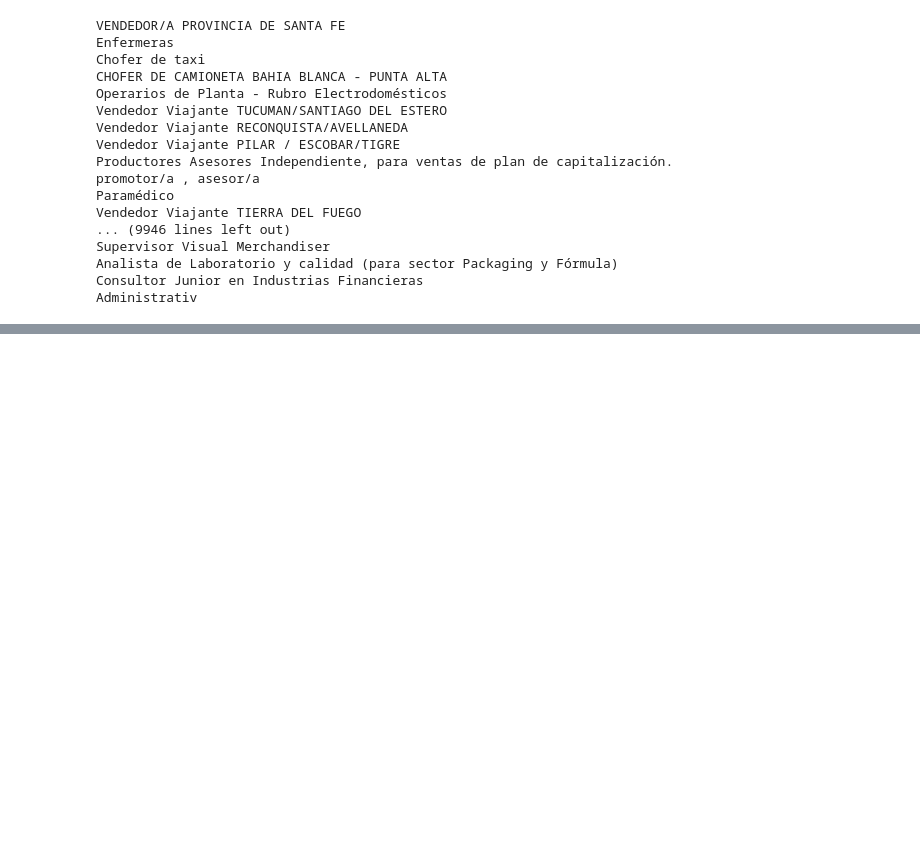
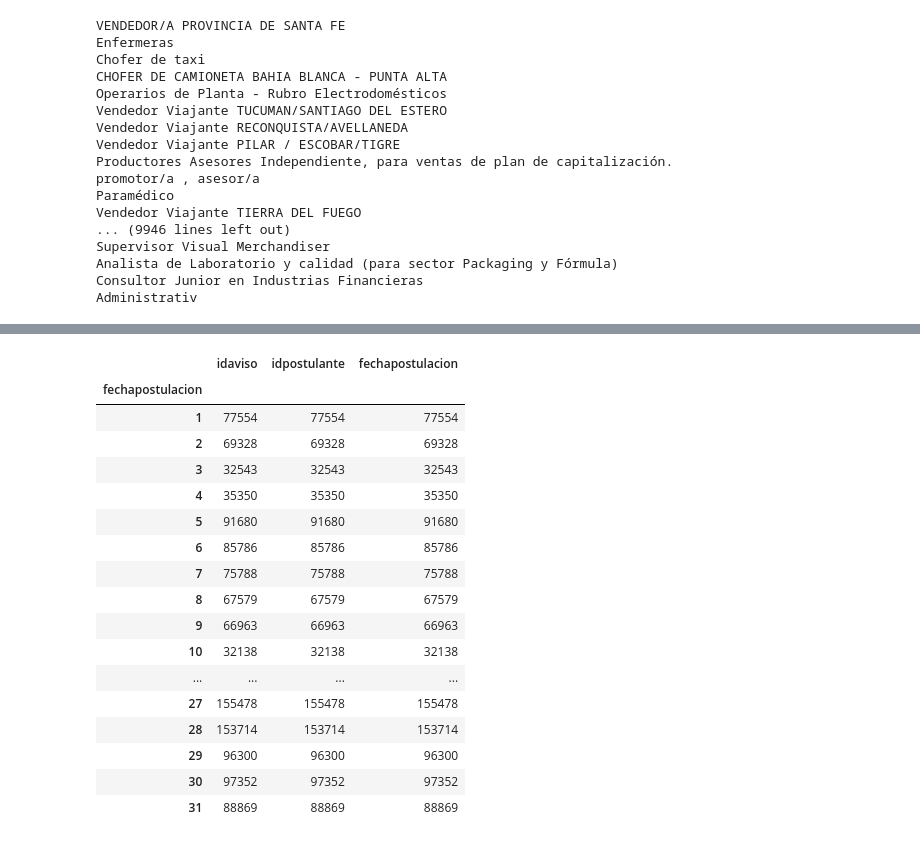
Before and after one commit to BrigliaAn/TP1-AnalisisExploratorio-ZonaJobs, a Jupyter notebook: AnalisisExploratorioTP1.ipynb, the cells around one changed output, grey strips where cells are left out. Saved outputs shown, nothing was run; the diff lists cells and outputs as text; code cells hidden in the pictures; blank space fills up the shorter version.

```diff
--- a/AnalisisExploratorioTP1.ipynb
+++ b/AnalisisExploratorioTP1.ipynb
@@ -94,0 +227,8 @@ Administrativ
+# %%
+#distribucion de postulaciones por tiempo, mes, semana, etc
+postulaciones['fechapostulacion'] = pd.to_datetime(postulaciones['fechapostulacion'])
+print(postulaciones['fechapostulacion'].max())
+print(postulaciones['fechapostulacion'].min())
+visitas['timestamp'] = pd.to_datetime(visitas['timestamp'])
+print(visitas['timestamp'].max())
+print(visitas['timestamp'].min())
@@ -94,0 +243,21 @@ Administrativ
+# %%
+postulaciones.groupby(postulaciones['fechapostulacion'].dt.day).count()
+# %% [output]
+|  | idaviso | idpostulante | fechapostulacion |
+| fechapostulacion |  |  |  |
+| 1 | 77554 | 77554 | 77554 |
+| 2 | 69328 | 69328 | 69328 |
+| 3 | 32543 | 32543 | 32543 |
+| 4 | 35350 | 35350 | 35350 |
+| 5 | 91680 | 91680 | 91680 |
+| 6 | 85786 | 85786 | 85786 |
+| 7 | 75788 | 75788 | 75788 |
+| 8 | 67579 | 67579 | 67579 |
+| 9 | 66963 | 66963 | 66963 |
+| 10 | 32138 | 32138 | 32138 |
+| ... | ... | ... | ... |
+| 27 | 155478 | 155478 | 155478 |
+| 28 | 153714 | 153714 | 153714 |
+| 29 | 96300 | 96300 | 96300 |
+| 30 | 97352 | 97352 | 97352 |
+| 31 | 88869 | 88869 | 88869 |
```
Also changed, not shown: parts of 15 cells of this notebook.
